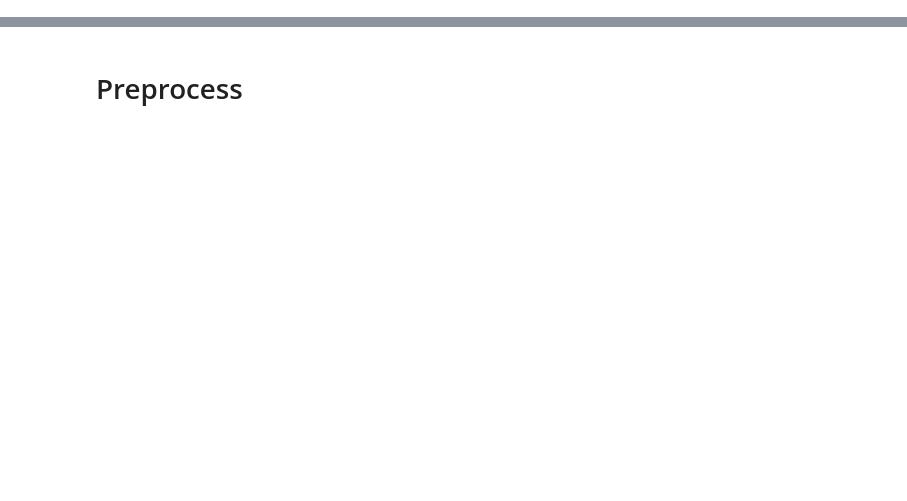
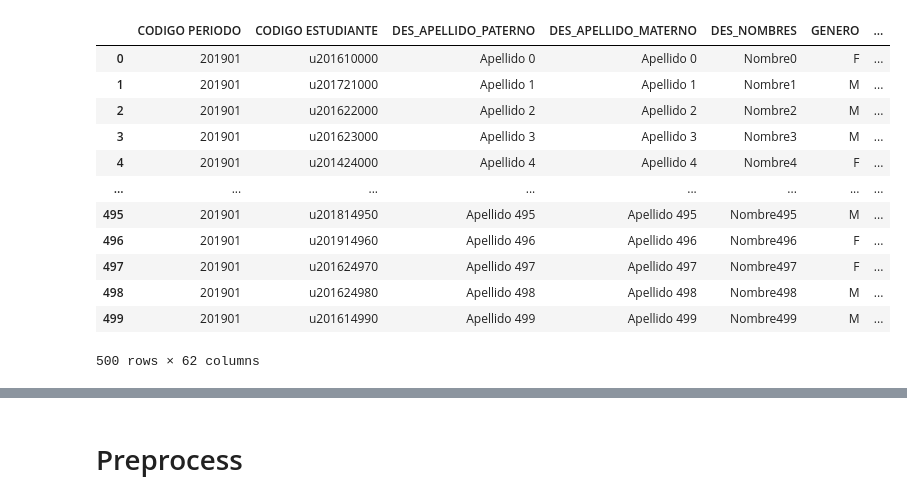
Before and after one commit to Retention-Model/model, a Jupyter notebook: src/generate.ipynb, the cells around one changed output, grey strips where cells are left out. Cells and saved outputs as stored; diff of their text form; code cells hidden in the pictures; blank space fills up the shorter version.

```diff
--- a/src/generate.ipynb
+++ b/src/generate.ipynb
@@ -445,6 +448,22 @@ columns_empty: list[str] = [
 # %%
 N_ESTUDIANTES=500
 test = generate_dataset_base(anio=2019,k=N_ESTUDIANTES)
+# %%
+test
+# %% [output]
+|  | CODIGO PERIODO | CODIGO ESTUDIANTE | DES_APELLIDO_PATERNO | DES_APELLIDO_MATERNO | DES_NOMBRES | GENERO | ... |
+| 0 | 201901 | u201610000 | Apellido 0 | Apellido 0 | Nombre0 | F | ... |
+| 1 | 201901 | u201721000 | Apellido 1 | Apellido 1 | Nombre1 | M | ... |
+| 2 | 201901 | u201622000 | Apellido 2 | Apellido 2 | Nombre2 | M | ... |
+| 3 | 201901 | u201623000 | Apellido 3 | Apellido 3 | Nombre3 | M | ... |
+| 4 | 201901 | u201424000 | Apellido 4 | Apellido 4 | Nombre4 | F | ... |
+| ... | ... | ... | ... | ... | ... | ... | ... |
+| 495 | 201901 | u201814950 | Apellido 495 | Apellido 495 | Nombre495 | M | ... |
+| 496 | 201901 | u201914960 | Apellido 496 | Apellido 496 | Nombre496 | F | ... |
+| 497 | 201901 | u201624970 | Apellido 497 | Apellido 497 | Nombre497 | F | ... |
+| 498 | 201901 | u201624980 | Apellido 498 | Apellido 498 | Nombre498 | M | ... |
+| 499 | 201901 | u201614990 | Apellido 499 | Apellido 499 | Nombre499 | M | ... |
+500 rows × 62 columns
 # %%
 test.drop(columns_empty, axis=1, inplace=True)
 test
```
Also changed, not shown: parts of 7 cells of this notebook.
